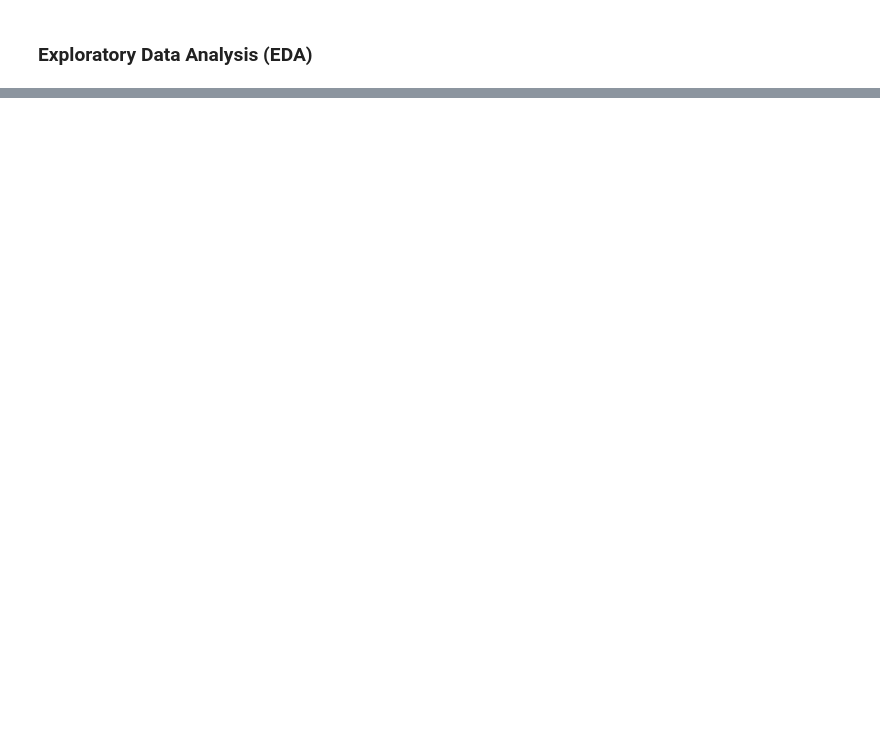
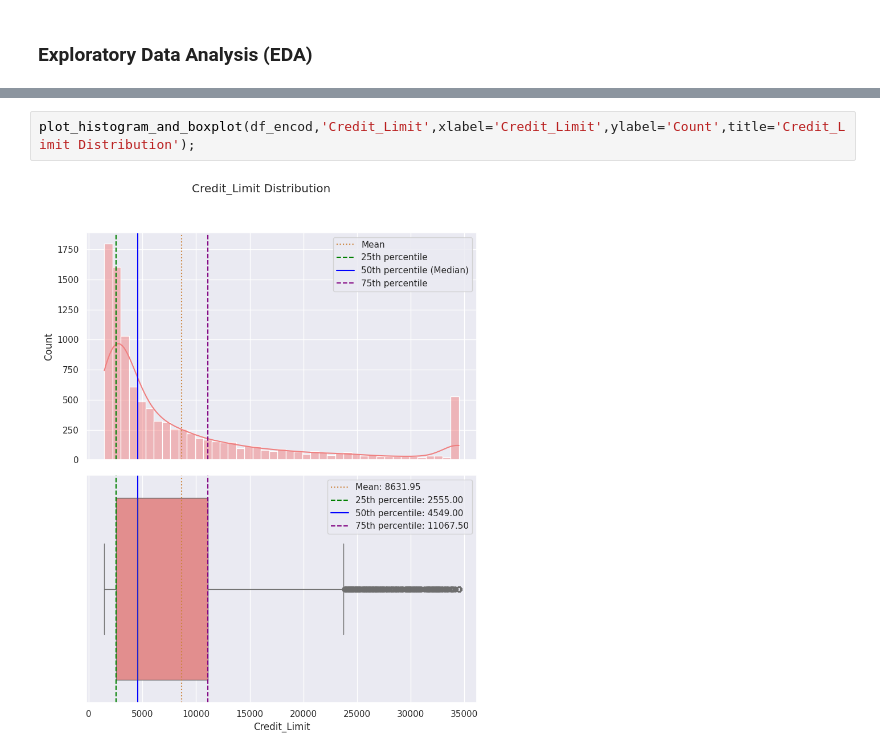
Before and after one commit to Rajesh2015/credit-card-user-churn-prediction, a Jupyter notebook: credit-card-churn-solution.ipynb, the cells around one changed output, grey strips where cells are left out. Saved outputs shown, nothing was run; the diff lists cells and outputs as text; blank space fills up the shorter version.

```diff
--- a/credit-card-churn-solution.ipynb
+++ b/credit-card-churn-solution.ipynb
@@ -1028,0 +1049,4 @@ Name: proportion, dtype: float64
+# %%
+plot_histogram_and_boxplot(df_encod,'Credit_Limit',xlabel='Credit_Limit',ylabel='Count',title='Credit_Limit Distribution');
+# %% [output]
+[figure, added]
```
Also changed, not shown: parts of 15 cells of this notebook.
